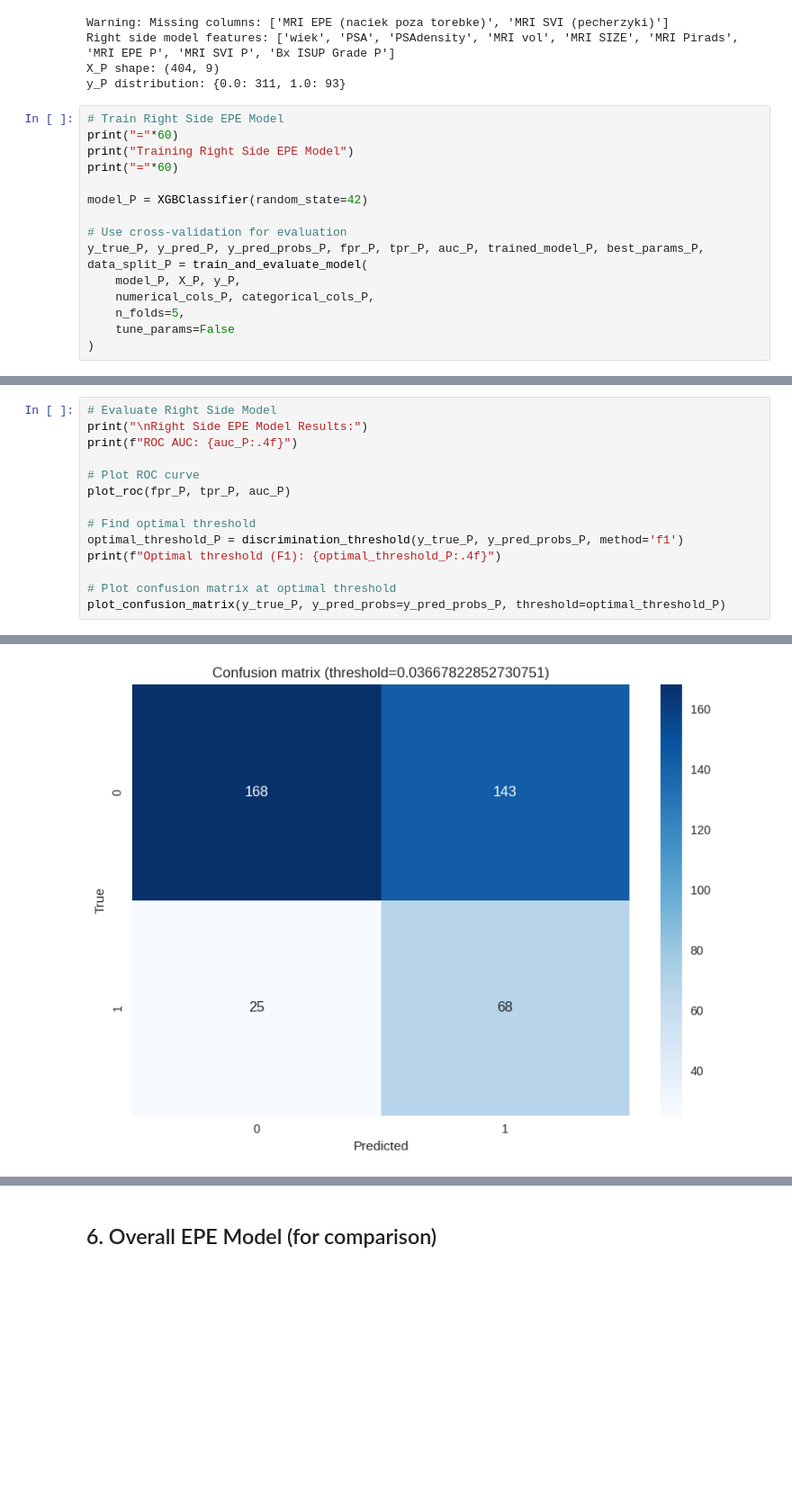
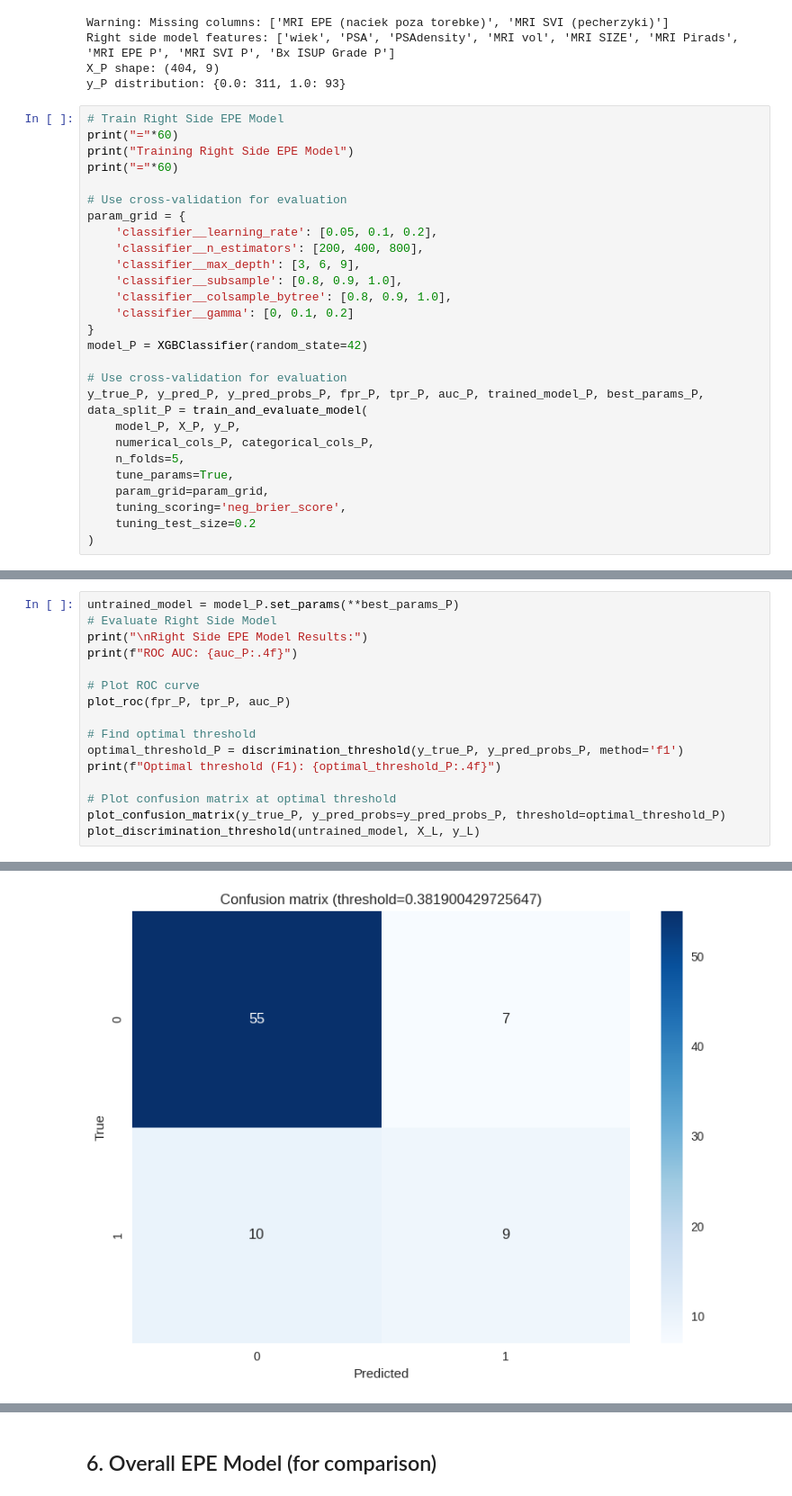
Before and after one commit to PiotrRenk/microscopic-epe-proj, a Jupyter notebook: notebooks/side_specific_epe.ipynb, the cells around one changed output, grey strips where cells are left out. Shown at 90% size. Cells and saved outputs as stored; diff of their text form; blank space fills up the shorter version.

```diff
--- a/notebooks/side_specific_epe.ipynb
+++ b/notebooks/side_specific_epe.ipynb
@@ -352,6 +361,15 @@ print("="*60)
 print("Training Right Side EPE Model")
 print("="*60)
 
+# Use cross-validation for evaluation
+param_grid = {
+    'classifier__learning_rate': [0.05, 0.1, 0.2],
+    'classifier__n_estimators': [200, 400, 800],
+    'classifier__max_depth': [3, 6, 9],
+    'classifier__subsample': [0.8, 0.9, 1.0],
+    'classifier__colsample_bytree': [0.8, 0.9, 1.0],
+    'classifier__gamma': [0, 0.1, 0.2]
+}
 model_P = XGBClassifier(random_state=42)
 
 # Use cross-validation for evaluation
@@ -359,7 +377,10 @@ y_true_P, y_pred_P, y_pred_probs_P, fpr_P, tpr_P, auc_P, trained_model_P, best_p
     model_P, X_P, y_P,
     numerical_cols_P, categorical_cols_P,
     n_folds=5,
-    tune_params=False
+    tune_params=True,
+    param_grid=param_grid,
+    tuning_scoring='neg_brier_score',
+    tuning_test_size=0.2
 )
 # %% [output]
 ============================================================
@@ -382,4 +396,5 @@ ROC AUC score: 0.6600629256992706
 # %%
+untrained_model = model_P.set_params(**best_params_P)
 # Evaluate Right Side Model
 print("\nRight Side EPE Model Results:")
 print(f"ROC AUC: {auc_P:.4f}")
@@ -393,5 +408,6 @@ print(f"Optimal threshold (F1): {optimal_threshold_P:.4f}")
 
 # Plot confusion matrix at optimal threshold
 plot_confusion_matrix(y_true_P, y_pred_probs=y_pred_probs_P, threshold=optimal_threshold_P)
+plot_discrimination_threshold(untrained_model, X_L, y_L)
 # %% [output]
 Right Side EPE Model Results:
@@ -401,2 +417,2 @@ Optimal threshold (F1): 0.0367
-[figure, old version]
+[figure, new version]
 ==============================
```
Also changed, not shown: parts of 19 cells of this notebook.
